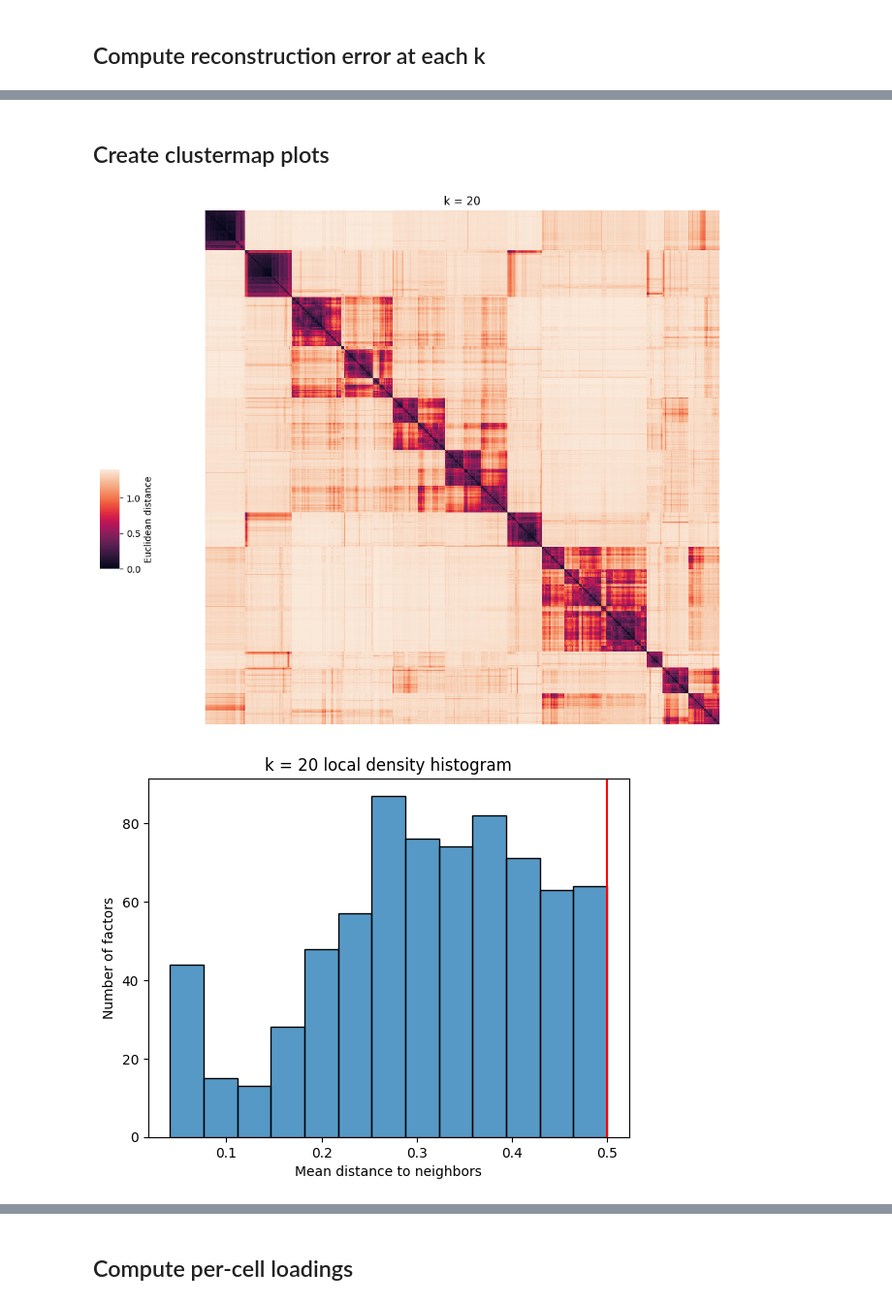
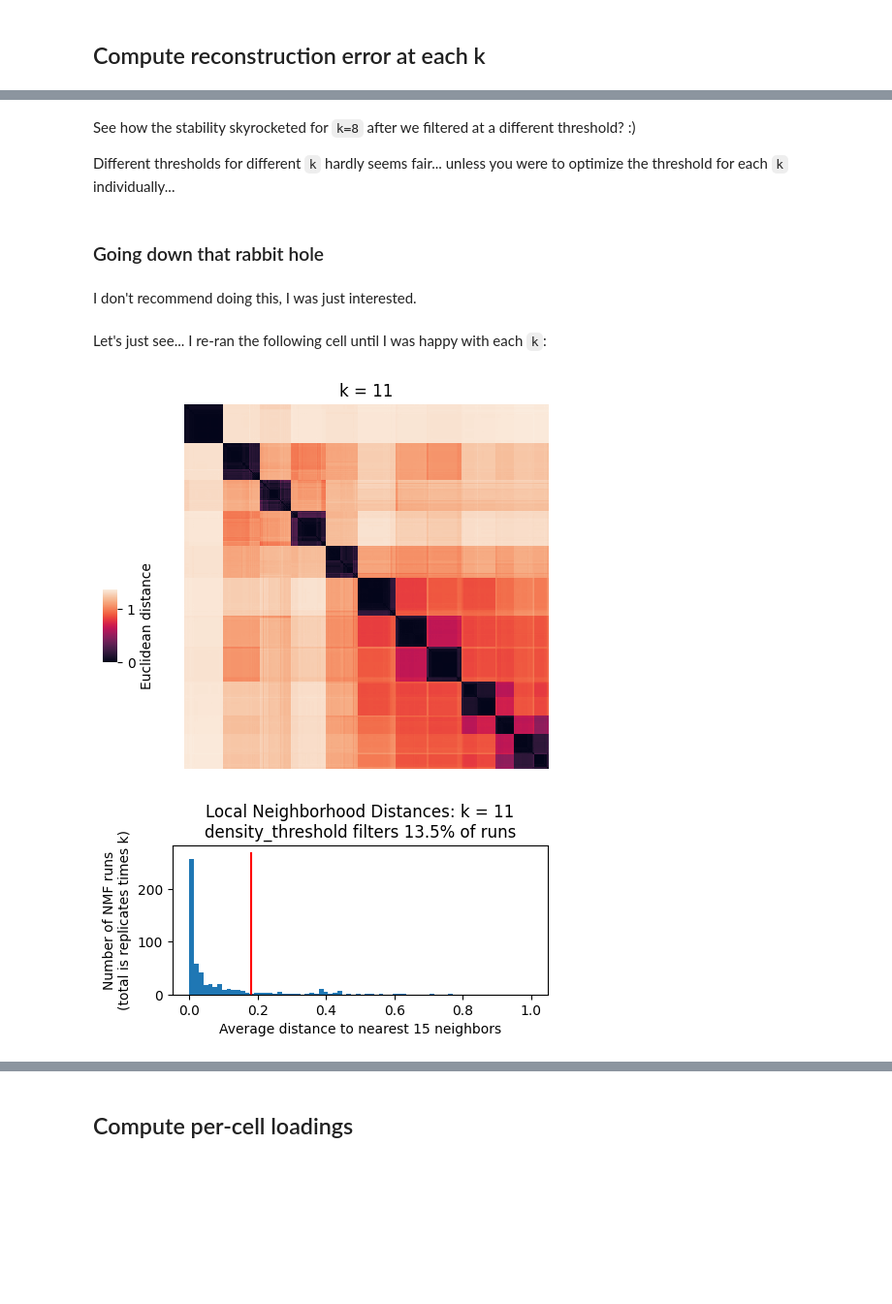
Before and after one commit to cellarium-ai/cellarium-ml, a Jupyter notebook: notebooks/cnmf_all_in_one.ipynb, the cells around one changed output, grey strips where cells are left out. Shown at 97% size. Drawn from its saved outputs; the diff is of its cells as text; code cells hidden in the pictures; blank space fills up the shorter version.

```diff
--- a/notebooks/cnmf_all_in_one.ipynb
+++ b/notebooks/cnmf_all_in_one.ipynb
@@ -80,11 +78,13 @@ import numpy as np
 # %%
 # the data
 
+# CZI dataset is PBMCs from https://cellxgene.cziscience.com/e/59b69042-47c2-47fd-ad03-d21beb99818f.cxg/
+
 h5ad_paths = [
-    # "https://datasets.cellxgene.cziscience.com/8674c375-ae3a-433c-97de-3c56cf8f7304.h5ad"
-    "https://storage.googleapis.com/dsp-cellarium-cas-public/test-data/test_0.h5ad",
-    "https://storage.googleapis.com/dsp-cellarium-cas-public/test-data/test_1.h5ad",
-    "https://storage.googleapis.com/dsp-cellarium-cas-public/test-data/test_2.h5ad",
+    "https://datasets.cellxgene.cziscience.com/a06a1d9e-b1e8-452a-bf83-8ef6ec1044ec.h5ad"
+    # "https://storage.googleapis.com/dsp-cellarium-cas-public/test-data/test_0.h5ad",
+    # "https://storage.googleapis.com/dsp-cellarium-cas-public/test-data/test_1.h5ad",
+    # "https://storage.googleapis.com/dsp-cellarium-cas-public/test-data/test_2.h5ad",
 ]
 # %%
 # for demonstration purposes: automatically grab h5ad file paths from a bucket prefix, like data from Nexus
@@ -121,7 +121,7 @@ datamodule = cellarium.ml.CellariumAnnDataDataModule(
         "var_names_g": cellarium.ml.utilities.data.AnnDataField(attr="var_names"),
         "obs_names_n": cellarium.ml.utilities.data.AnnDataField(attr="obs_names"),
     },
-    batch_size=50,
+    batch_size=1024,
     shuffle=True,
     train_size=1.0,
 )
@@ -238,8 +238,8 @@ Set things up to run cNMF in cellarium.
 # %%
 # user's choice for the number of components: must input a python list
 
-k_values = [10, 20, 30]
-# k_values = list(range(10, 30))
+# k_values = [10, 20, 30]
+k_values = list(range(3, 30))
 # %%
 nmf_model = cellarium.ml.models.NonNegativeMatrixFactorization(
     full_g=len(var_names_g),
@@ -256,9 +256,9 @@ nmf_module = cellarium.ml.CellariumModule(
 datamodule.setup(stage="fit")
 
 trainer_nmf = pl.Trainer(
-    accelerator="cpu",
+    accelerator="auto",
     devices=1,
-    max_epochs=1,
+    max_epochs=5,
     default_root_dir="tmp/nmf",
 )
 # %% [output]
@@ -387,2 +451,0 @@ nmf_output.k_selection_plot()
-# %% [markdown]
-## Create clustermap plots
@@ -392,5 +452,15 @@ best_k = 20
+# %% [markdown]
+See how the stability skyrocketed for `k=8` after we filtered at a different threshold?  :)
+
+Different thresholds for different `k` hardly seems fair... unless you were to optimize the threshold for each `k` individually...
+# %% [markdown]
+### Going down that rabbit hole
+# %% [markdown]
+I don't recommend doing this, I was just interested.
+# %% [markdown]
+Let's just see... I re-ran the following cell until I was happy with each `k`:
 # %%
-nmf_output.plot_clustermap(k=best_k)
+nmf_output.plot_clustermap(k=11, density_threshold=0.18)
 # %% [output]
-[figure, old version]
+[figure, new version]
-[figure, old version]
+[figure, new version]
```
Also changed, not shown: parts of 40 cells of this notebook, 1 other file.
